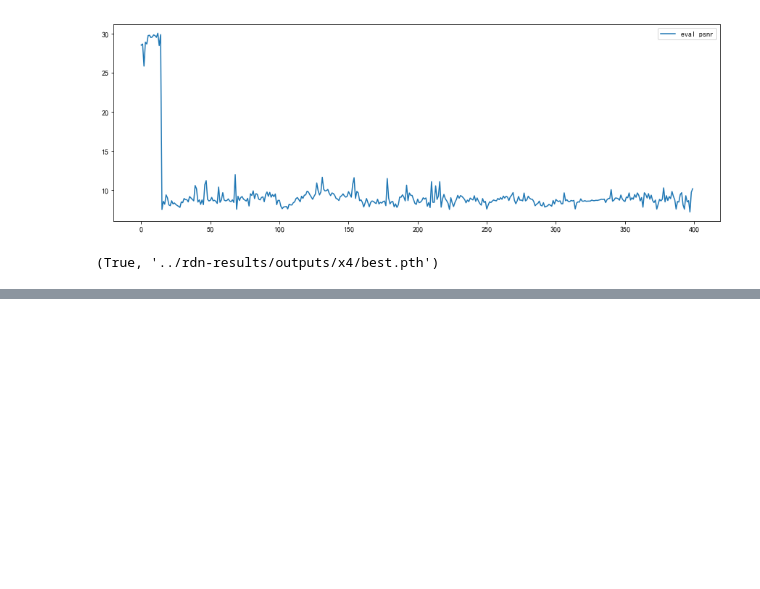
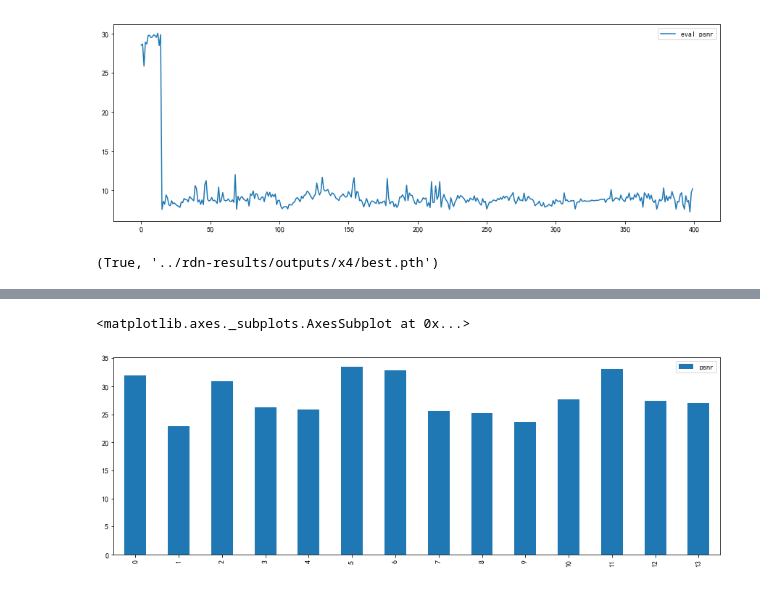
Before and after one commit to Tenfleques/resnet-sr-survey, a Jupyter notebook: RDN-pytorch-master/evaluate-tests.ipynb, the cells around one changed output, grey strips where cells are left out. Saved outputs shown, nothing was run; the diff lists cells and outputs as text; code cells hidden in the pictures; blank space fills up the shorter version.

```diff
--- a/RDN-pytorch-master/evaluate-tests.ipynb
+++ b/RDN-pytorch-master/evaluate-tests.ipynb
@@ -256,3 +300,8 @@ stats_Set14.describe()
+# %%
+stats_Set14.plot.bar(figsize = (15,5))
+# %% [output]
+<matplotlib.axes._subplots.AxesSubplot at 0x...>
+[figure, added]
 # %%
 stats_Urban100 = get_test_report(test_results, "Urban100")
 stats_Urban100.describe()
```
Also changed, not shown: parts of 11 cells of this notebook, 1 other file.
